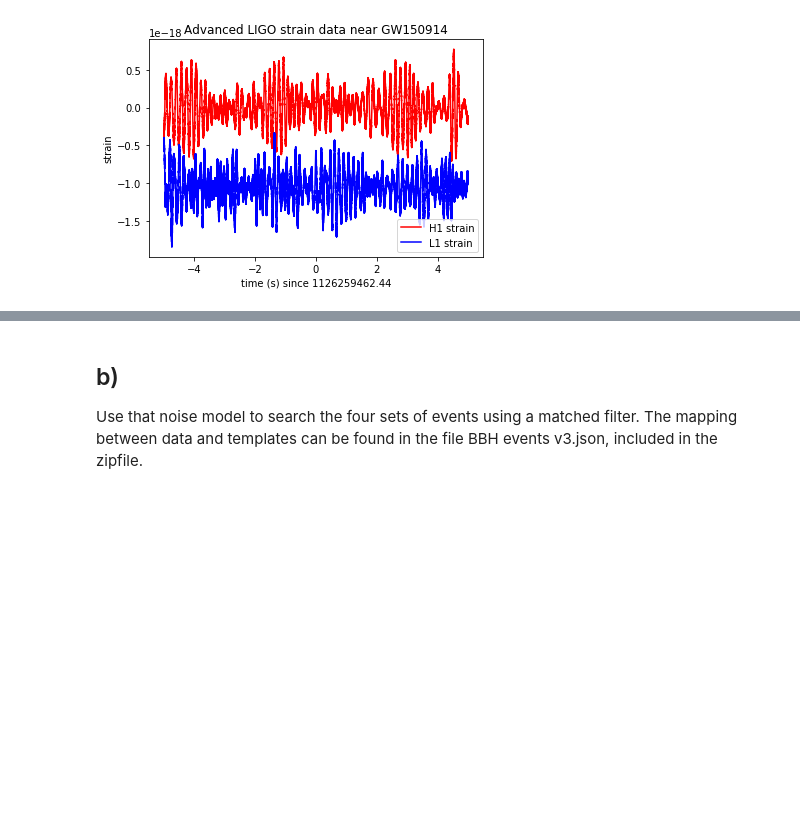
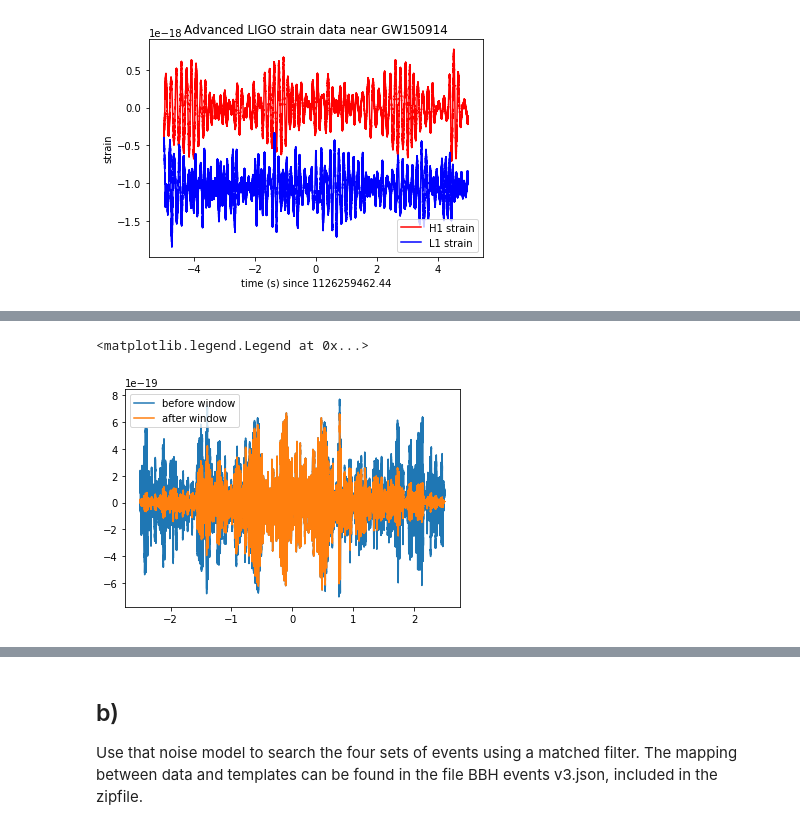
Before and after one commit to RphlFrmnt/PHYS512, a Jupyter notebook: LIGO_Assignment5/Assign_5.ipynb, the cells around one changed output, grey strips where cells are left out. Saved outputs shown, nothing was run; the diff lists cells and outputs as text; code cells hidden in the pictures; blank space fills up the shorter version.

```diff
--- a/LIGO_Assignment5/Assign_5.ipynb
+++ b/LIGO_Assignment5/Assign_5.ipynb
@@ -125,0 +166,29 @@ Text(0.5, 1.0, 'Advanced LIGO strain data near GW150914')
+# %%
+# First let's define the window
+def win1(x,a,b):
+    if a>b:
+        print("Error: a > b")
+        return 0
+    x_wind1 = np.copy(x)
+    for i in range(len(x)):
+        if x[i]<=a:
+            x_wind1[i] = 0.5 + 0.5*np.cos(x[i])
+        elif x[i]>=b:
+            x_wind1[i] = 0.5 + 0.5*np.cos(x[i])
+        else:
+            x_wind1[i] = 1
+    return x_wind1
+# window for a flat part centered arount the event (+/- gap)
+gap = 2
+#win = win1(time,tevent-gap,tevent+gap)
+win = win1(x,-1/2,1/2)
+# %%
+# apply window on strain
+st_H1_win = strain_H1 * win
+st_L1_win = strain_L1 * win
+plt.plot(x,strain_H1,label="before window")
+plt.plot(x,st_H1_win,label="after window")
+plt.legend()
+# %% [output]
+<matplotlib.legend.Legend at 0x...>
+[figure, added]
```
Also changed, not shown: parts of 5 cells of this notebook.
